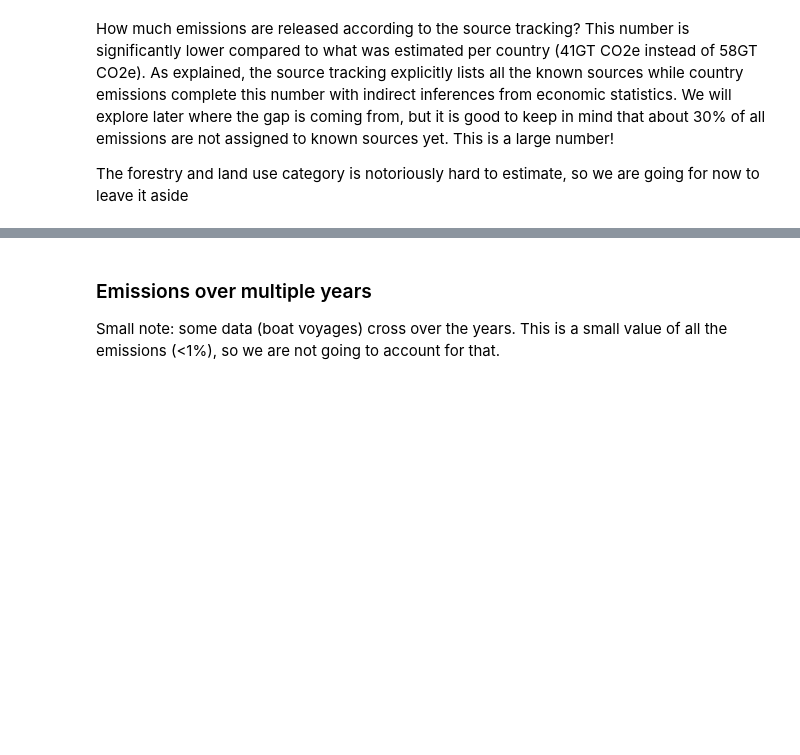
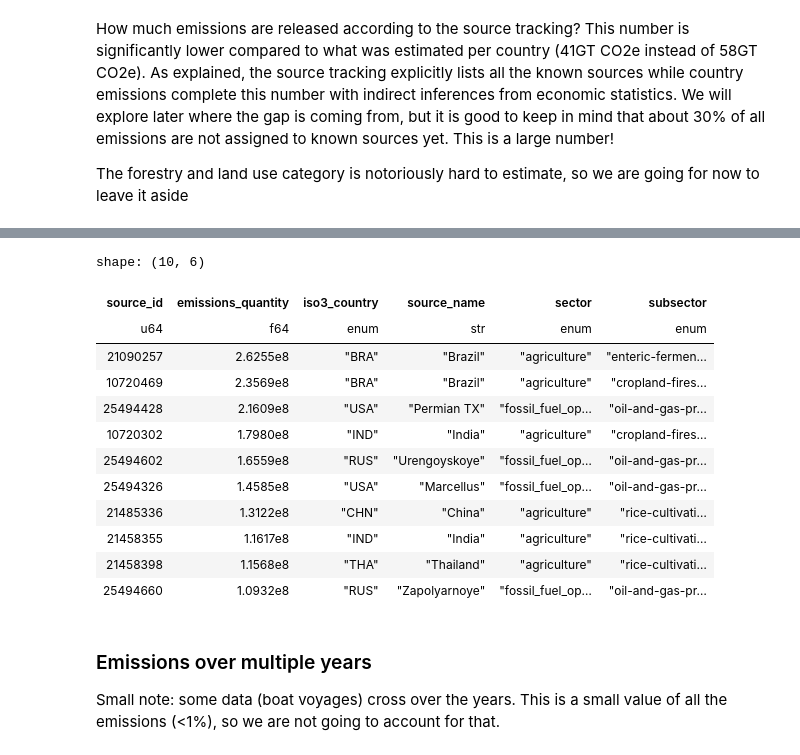
Before and after one commit to tjhunter/climate-trace-handbook, a Jupyter notebook: ct_book/_build/jupyter_execute/initial_analysis.ipynb, the cells around one changed output, grey strips where cells are left out. Cells and saved outputs as stored; diff of their text form; code cells hidden in the pictures; blank space fills up the shorter version.

```diff
--- a/ct_book/_build/jupyter_execute/initial_analysis.ipynb
+++ b/ct_book/_build/jupyter_execute/initial_analysis.ipynb
@@ -242,3 +260,25 @@ shape: (1, 1)
+# %%
+(sdf_gy
+.filter(c_emissions_quantity > 0)
+.filter(c_sector != ("forestry_and_land_use"))
+.select(c_source_id, c_emissions_quantity, c_iso3_country, c_source_name,c_sector, c_subsector)
+.top_k(10, by=c_emissions_quantity)
+.collect()
+)
+# %% [output]
+shape: (10, 6)
+| source_id | emissions_quantity | iso3_country | source_name | sector | subsector |
+| u64 | f64 | enum | str | enum | enum |
+| 21090257 | 2.6255e8 | "BRA" | "Brazil" | "agriculture" | "enteric-fermen… |
+| 10720469 | 2.3569e8 | "BRA" | "Brazil" | "agriculture" | "cropland-fires… |
+| 25494428 | 2.1609e8 | "USA" | "Permian TX" | "fossil_fuel_op… | "oil-and-gas-pr… |
+| 10720302 | 1.7980e8 | "IND" | "India" | "agriculture" | "cropland-fires… |
+| 25494602 | 1.6559e8 | "RUS" | "Urengoyskoye" | "fossil_fuel_op… | "oil-and-gas-pr… |
+| 25494326 | 1.4585e8 | "USA" | "Marcellus" | "fossil_fuel_op… | "oil-and-gas-pr… |
+| 21485336 | 1.3122e8 | "CHN" | "China" | "agriculture" | "rice-cultivati… |
+| 21458355 | 1.1617e8 | "IND" | "India" | "agriculture" | "rice-cultivati… |
+| 21458398 | 1.1568e8 | "THA" | "Thailand" | "agriculture" | "rice-cultivati… |
+| 25494660 | 1.0932e8 | "RUS" | "Zapolyarnoye" | "fossil_fuel_op… | "oil-and-gas-pr… |
 # %% [markdown]
 ### Emissions over multiple years
 
```
Also changed, not shown: parts of 15 cells of this notebook, 18 other files.
